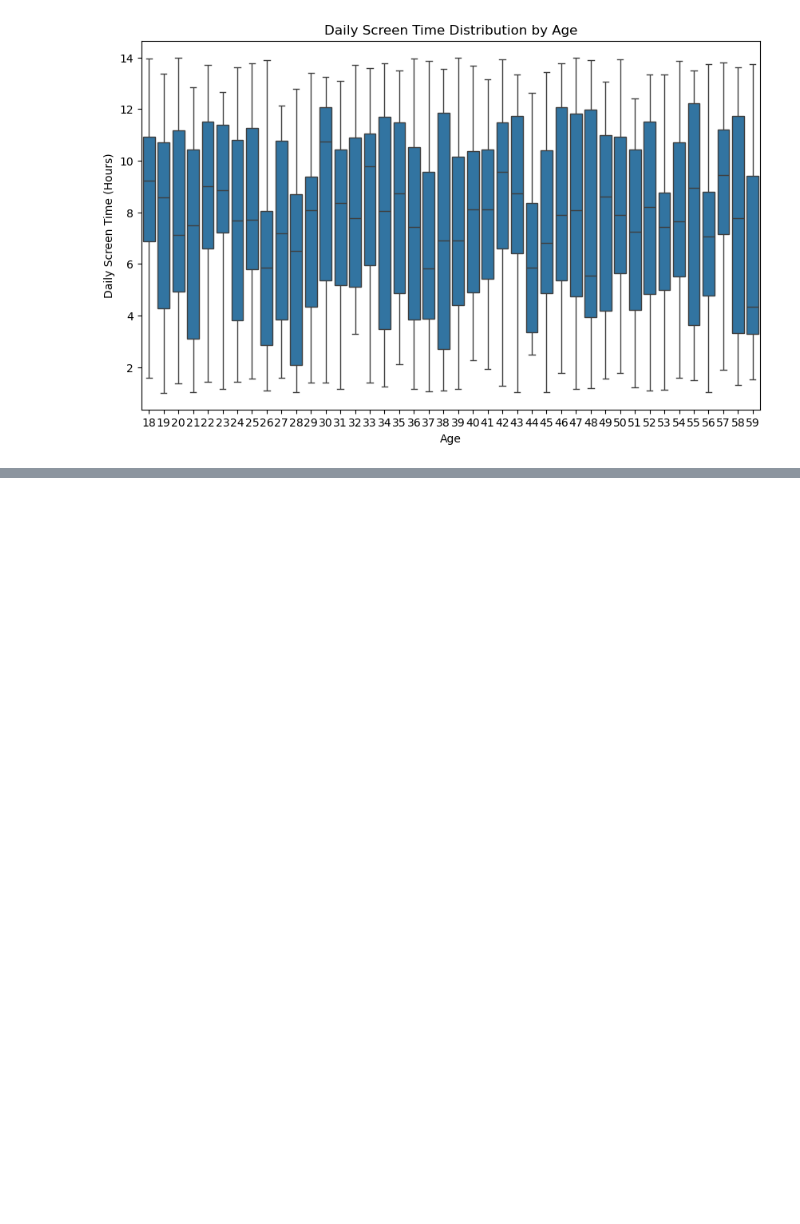
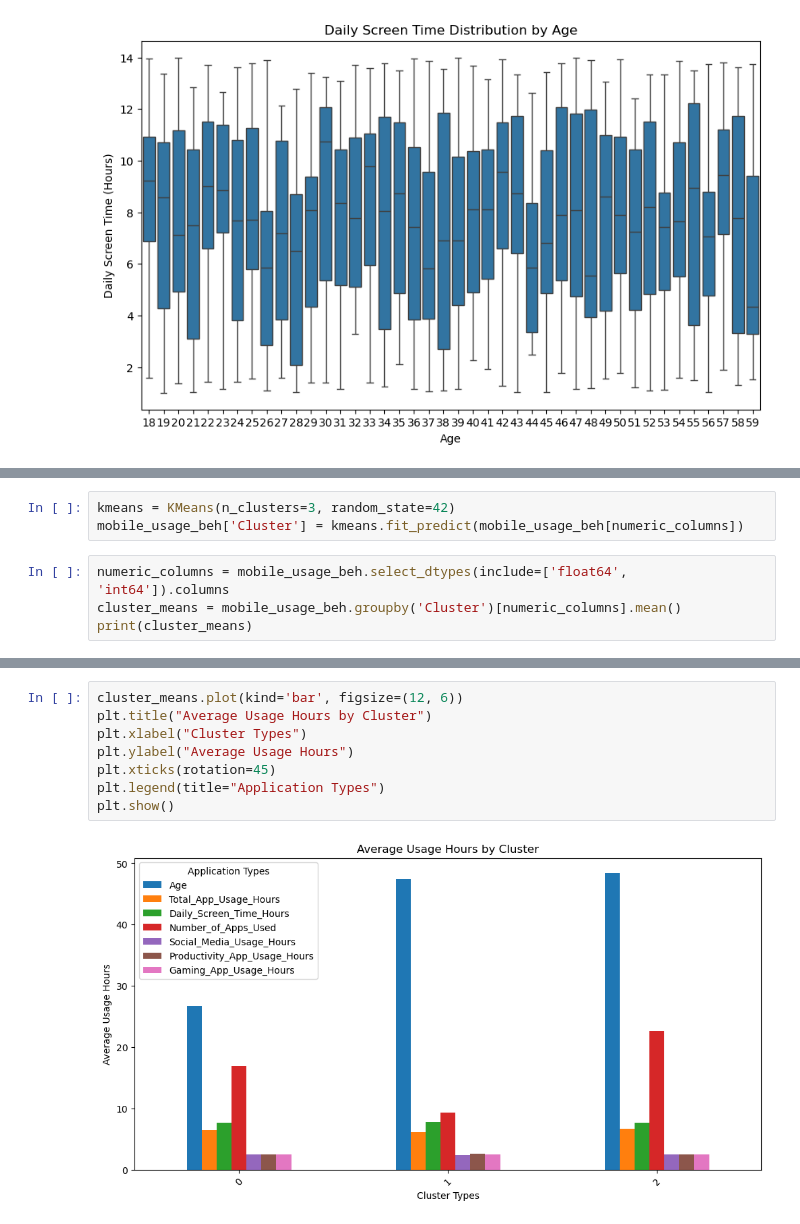
Before and after one commit to ElifSurucu/Understanding-Mobile-Usage-Trends, a Jupyter notebook: notebook.ipynb, the cells around one changed output, grey strips where cells are left out. Saved outputs shown, nothing was run; the diff lists cells and outputs as text; blank space fills up the shorter version.

```diff
--- a/notebook.ipynb
+++ b/notebook.ipynb
@@ -239,0 +191,7 @@ I would focus on Cluster 2 – Social Media Focused Users, as this group has the
+# %%
+kmeans = KMeans(n_clusters=3, random_state=42)
+mobile_usage_beh['Cluster'] = kmeans.fit_predict(mobile_usage_beh[numeric_columns])
+# %%
+numeric_columns = mobile_usage_beh.select_dtypes(include=['float64', 'int64']).columns
+cluster_means = mobile_usage_beh.groupby('Cluster')[numeric_columns].mean()
+print(cluster_means)
@@ -239,0 +225,10 @@ I would focus on Cluster 2 – Social Media Focused Users, as this group has the
+# %%
+cluster_means.plot(kind='bar', figsize=(12, 6))
+plt.title("Average Usage Hours by Cluster")
+plt.xlabel("Cluster Types")
+plt.ylabel("Average Usage Hours")
+plt.xticks(rotation=45)
+plt.legend(title="Application Types")
+plt.show()
+# %% [output]
+[figure, added]
```
Also changed, not shown: parts of 34 cells of this notebook.
